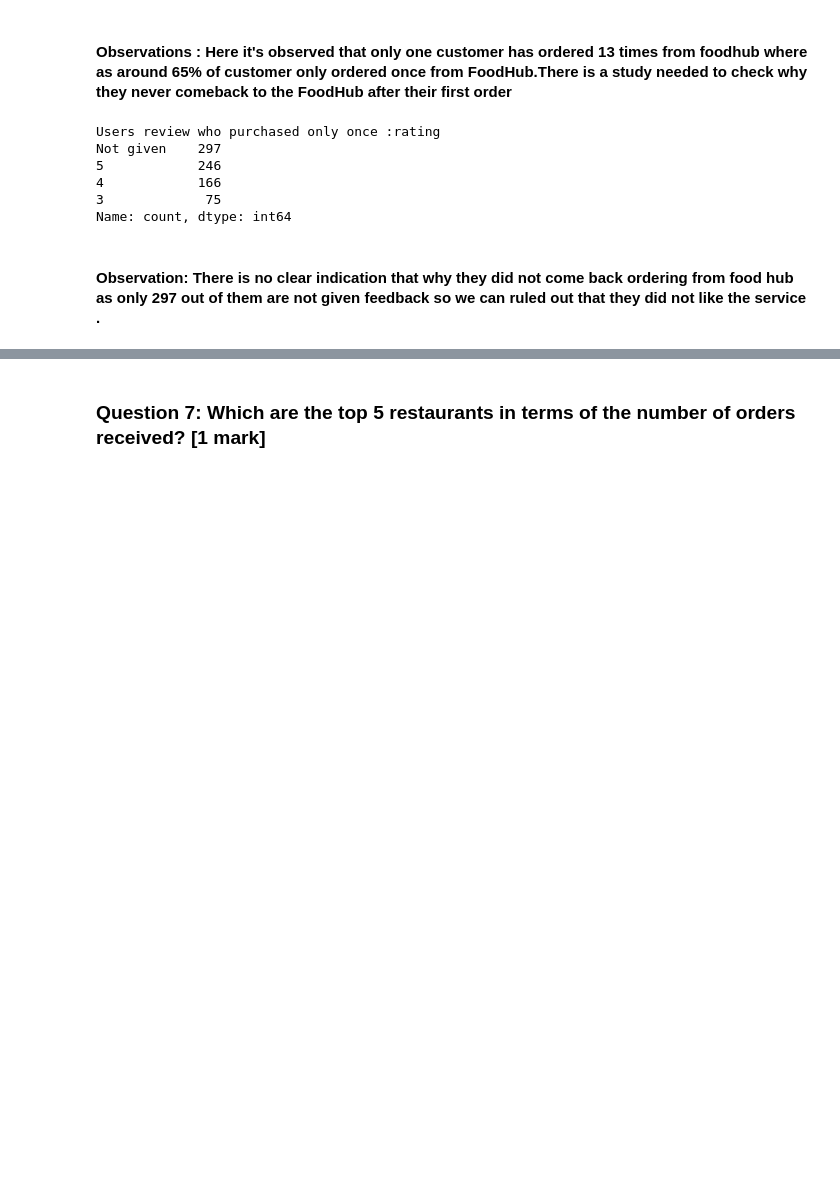
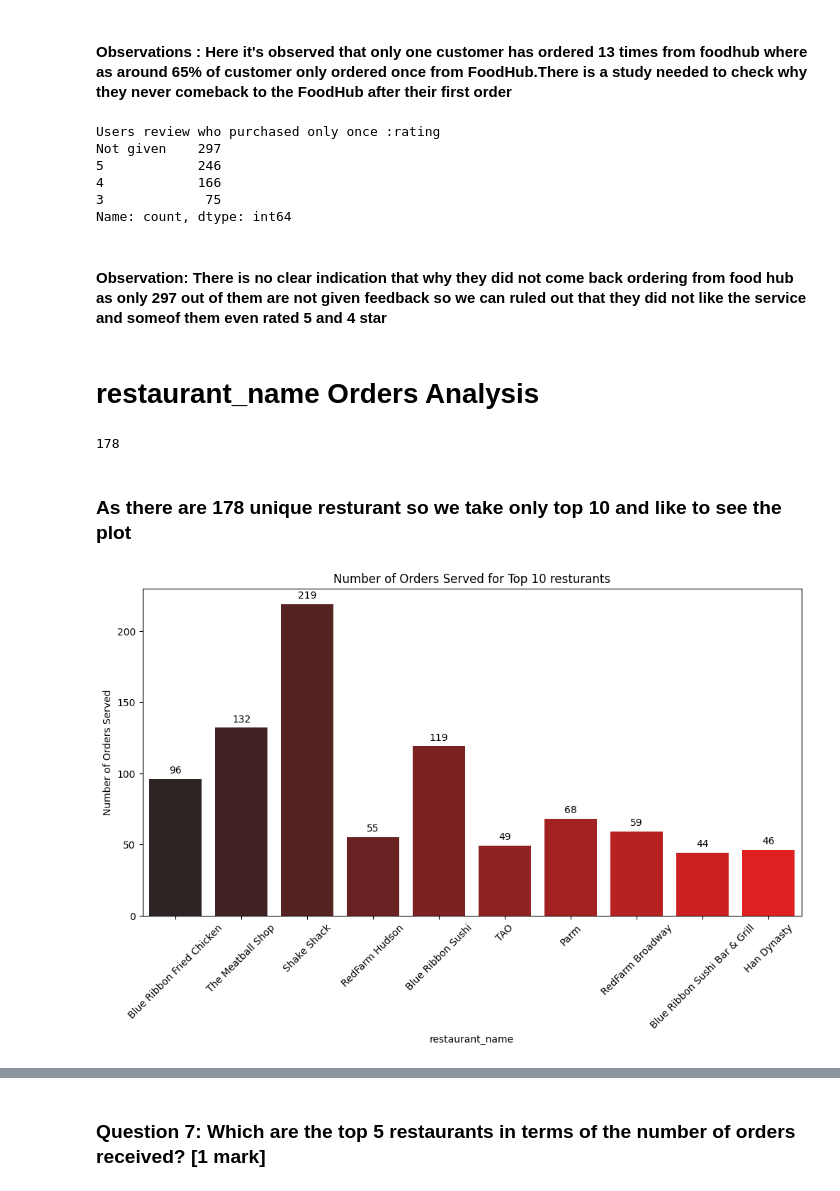
Before and after one commit to Rajesh2015/FoodHub-Data-Analysis, a Jupyter notebook: FoodHub-EDA.ipynb, the cells around one changed output, grey strips where cells are left out. Saved outputs shown, nothing was run; the diff lists cells and outputs as text; code cells hidden in the pictures; blank space fills up the shorter version.

Commit message:
Added Analysis about resturants

```diff
--- a/FoodHub-EDA.ipynb
+++ b/FoodHub-EDA.ipynb
@@ -211,3 +223,11 @@ Name: rating, dtype: float64
+# %%
+def anotate_chart(plot,ax):
+  for p in ax.patches:
+      plt.annotate(format(p.get_height(), '.0f'),
+                    (p.get_x() + p.get_width() / 2., p.get_height()),
+                    ha = 'center', va = 'center',
+                    xytext = (0, 9),
+                    textcoords = 'offset points')
 # %% [markdown]
 # **Customer_id Analysis**
 # %%
@@ -317,4 +327,30 @@ Not given    297
 3             75
 Name: count, dtype: int64
 # %% [markdown]
-#### Observation: There is no clear indication that why they did not come back ordering from food hub as only 297 out of them are not given feedback so we can ruled out that they did not like the service .
+#### Observation: There is no clear indication that why they did not come back ordering from food hub as only 297 out of them are not given feedback so we can ruled out that they did not like the service and someof them even rated 5 and 4 star
+# %% [markdown]
+# restaurant_name Orders Analysis
+# %%
+food_df['restaurant_name'].nunique()
+# %% [output]
+178
+# %% [markdown]
+### As there are 178 unique resturant so we take only top 10 and like to see the plot
+# %%
+def drawcountPlot_resturant(df,x,n,ylabel,title,isTop,hue=None):
+  top_resturant_df=findToporBottom(df,x,topn,isTop)
+  plt.figure(figsize=(12, 6))
+  custom_palette = sns.dark_palette("red", n_colors=n, reverse=False)
+  ax=sns.countplot(data=top_resturant_df, x=x, hue=hue,palette=custom_palette)
+  plt.xticks(rotation=45)
+  plt.xlabel(x)
+  plt.ylabel(ylabel)
+  plt.title(title)
+  anotate_chart(plt,ax)
+  return plt
+# %%
+topn=10
+drawcountPlot_resturant(df=food_df,x='restaurant_name',n=topn,ylabel='Number of Orders Served',title=f'Number of Orders Served for Top {topn} resturants',isTop=True,hue='restaurant_name')
+plt.show()
+# %% [output]
+[figure, added]
```
Also changed, not shown: parts of 10 cells of this notebook.
